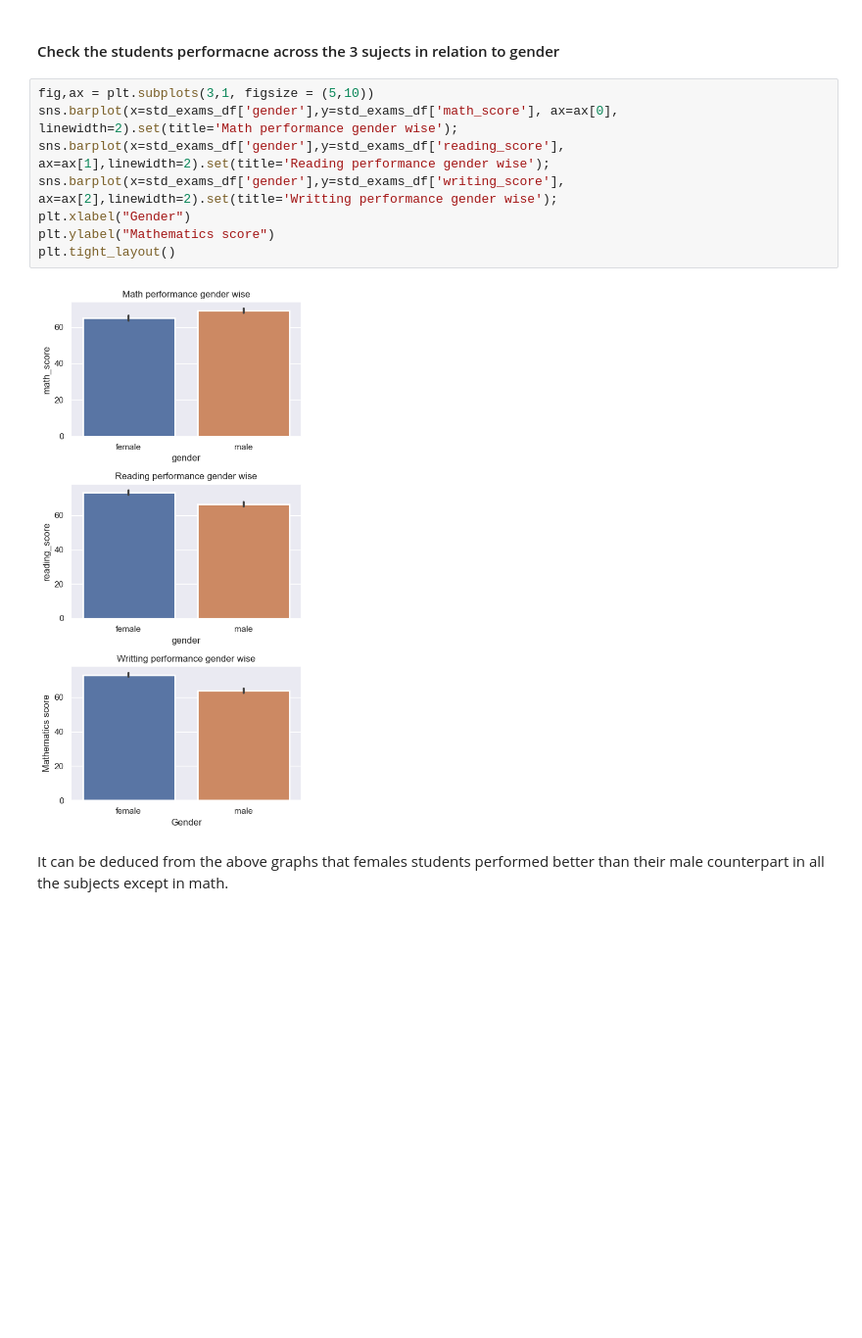
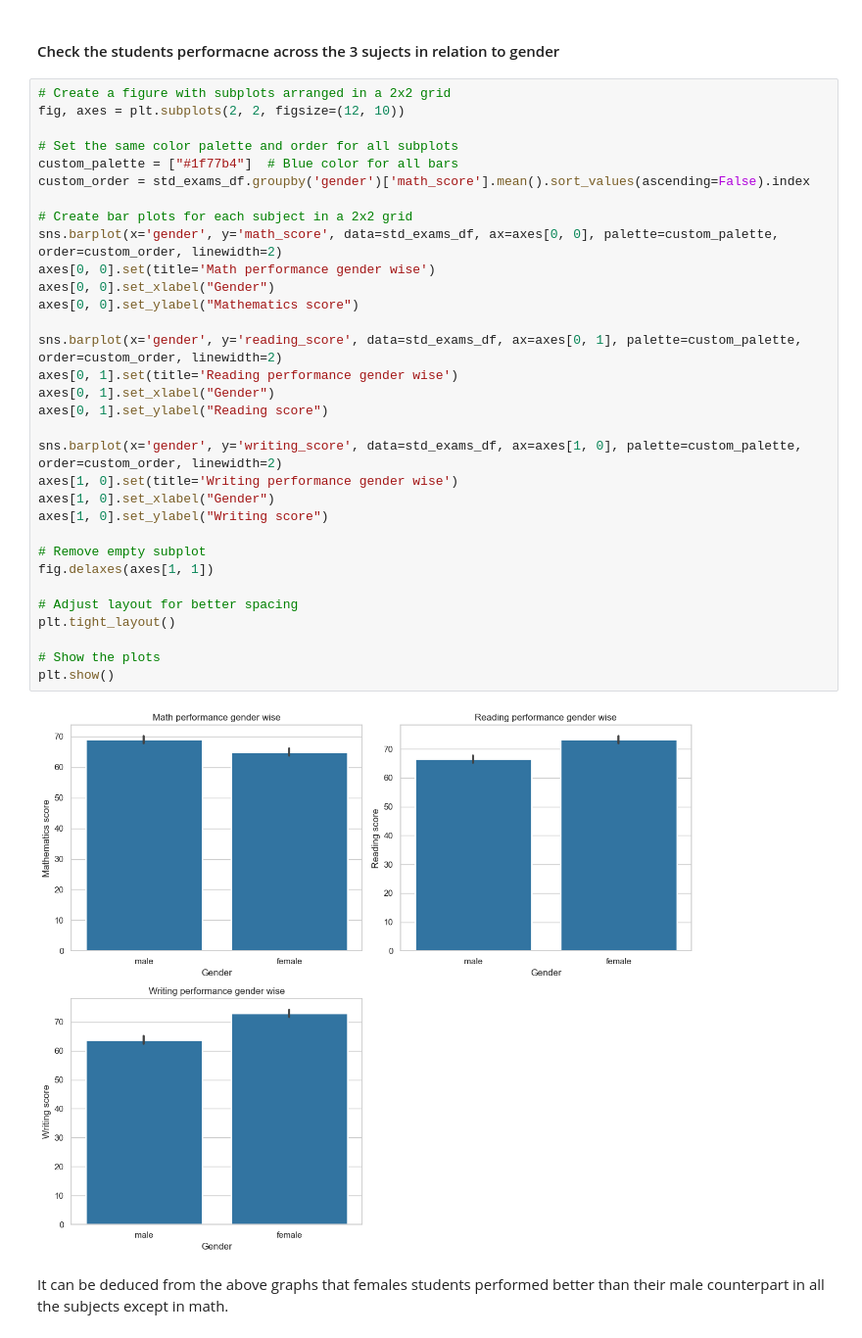
Before and after one commit to yahayakayode/Analytics-of-Students-Performance-and-Career-Prediction-Using-Machine-Learning, a Jupyter notebook: Analytics-of-Students-Performance-and-Career-Prediction-Using-Machine-Learning.ipynb, the cells around one changed output. Shown at 98% size. Drawn from its saved outputs; the diff is of its cells as text; blank space fills up the shorter version.

```diff
--- a/Analytics-of-Students-Performance-and-Career-Prediction-Using-Machine-Learning.ipynb
+++ b/Analytics-of-Students-Performance-and-Career-Prediction-Using-Machine-Learning.ipynb
@@ -204,15 +203,39 @@ It can be observed from above that `81.2%` of the students passed, whiel `18.8%`
 # %% [markdown]
 #### Check the students performacne across the 3 sujects in relation to gender
 # %%
-fig,ax = plt.subplots(3,1, figsize = (5,10))
-sns.barplot(x=std_exams_df['gender'],y=std_exams_df['math_score'], ax=ax[0], linewidth=2).set(title='Math performance gender wise');
-sns.barplot(x=std_exams_df['gender'],y=std_exams_df['reading_score'], ax=ax[1],linewidth=2).set(title='Reading performance gender wise');
-sns.barplot(x=std_exams_df['gender'],y=std_exams_df['writing_score'], ax=ax[2],linewidth=2).set(title='Writting performance gender wise');
-plt.xlabel("Gender")
-plt.ylabel("Mathematics score")
+# Create a figure with subplots arranged in a 2x2 grid
+fig, axes = plt.subplots(2, 2, figsize=(12, 10))
+
+# Set the same color palette and order for all subplots
+custom_palette = ["#1f77b4"]  # Blue color for all bars
+custom_order = std_exams_df.groupby('gender')['math_score'].mean().sort_values(ascending=False).index
+
+# Create bar plots for each subject in a 2x2 grid
+sns.barplot(x='gender', y='math_score', data=std_exams_df, ax=axes[0, 0], palette=custom_palette, order=custom_order, linewidth=2)
+axes[0, 0].set(title='Math performance gender wise')
+axes[0, 0].set_xlabel("Gender")
+axes[0, 0].set_ylabel("Mathematics score")
+
+sns.barplot(x='gender', y='reading_score', data=std_exams_df, ax=axes[0, 1], palette=custom_palette, order=custom_order, linewidth=2)
+axes[0, 1].set(title='Reading performance gender wise')
+axes[0, 1].set_xlabel("Gender")
+axes[0, 1].set_ylabel("Reading score")
+
+sns.barplot(x='gender', y='writing_score', data=std_exams_df, ax=axes[1, 0], palette=custom_palette, order=custom_order, linewidth=2)
+axes[1, 0].set(title='Writing performance gender wise')
+axes[1, 0].set_xlabel("Gender")
+axes[1, 0].set_ylabel("Writing score")
+
+# Remove empty subplot
+fig.delaxes(axes[1, 1])
+
+# Adjust layout for better spacing
 plt.tight_layout()
+
+# Show the plots
+plt.show()
 # %% [output]
-[figure, old version]
+[figure, new version]
 # %% [markdown]
 It can be deduced from the above graphs that females students performed better than their male counterpart in all the subjects except in math.
 # %% [markdown]
```
Also changed, not shown: parts of 12 cells of this notebook.
